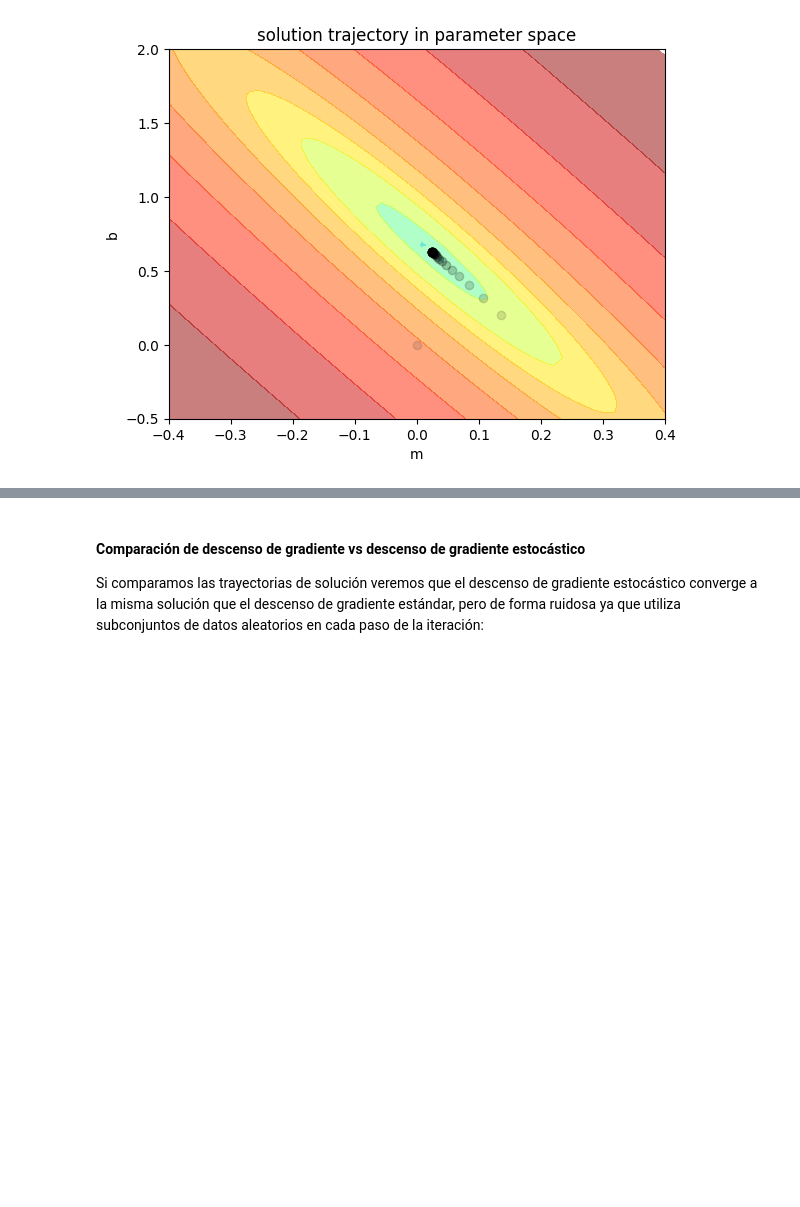
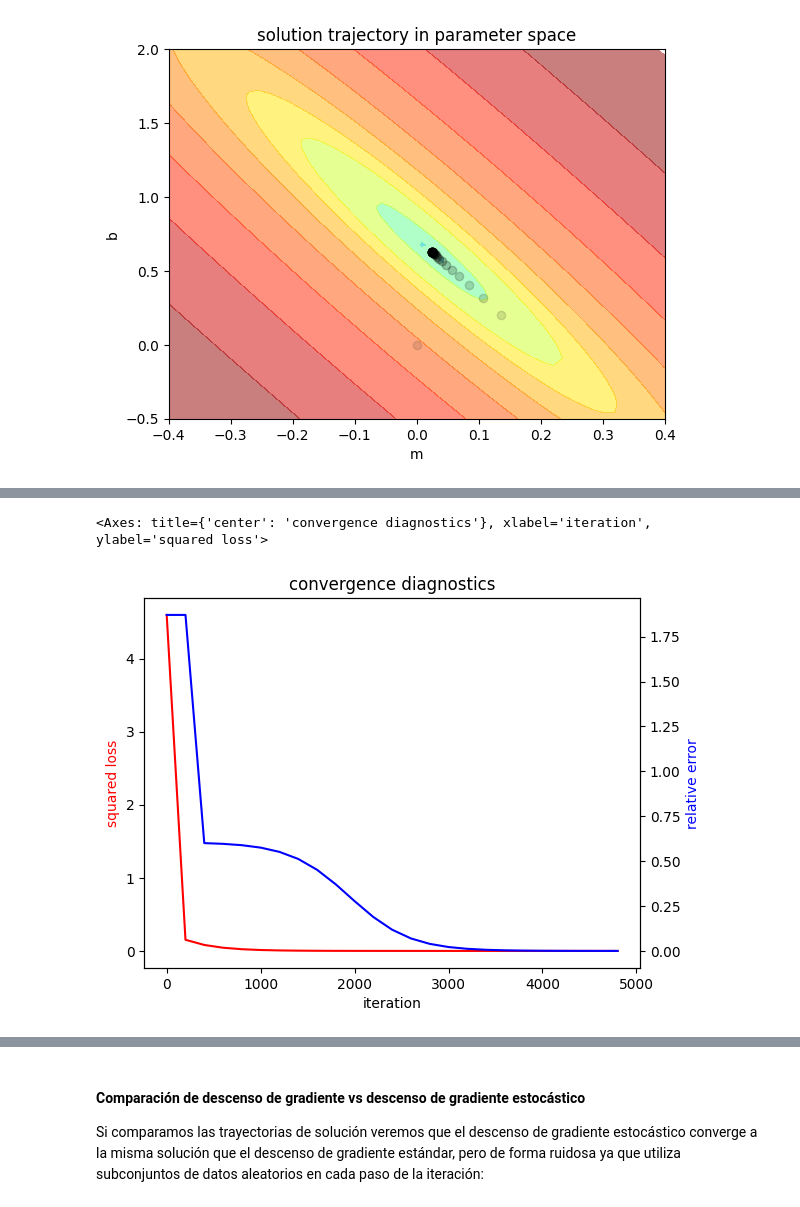
Before and after one commit to miguelsimon/ejercicios, a Jupyter notebook: supervised_learning/organism_growth_model.ipynb, the cells around one changed output, grey strips where cells are left out. Cells and saved outputs as stored; diff of their text form; code cells hidden in the pictures; blank space fills up the shorter version.

```diff
--- a/supervised_learning/organism_growth_model.ipynb
+++ b/supervised_learning/organism_growth_model.ipynb
@@ -602,4 +606,20 @@ def plot_gradient_descent_solution_trajectory(ax, descent_trajectory):
         alpha = 0.1 + 0.5 *(i / len(descent_trajectory))
 
         ax.plot(row.m, row.b, 'o', alpha=alpha, color="black")
+
+def plot_convergence_diagnostics(ax, iterations, losses):
+    loss_deltas = np.abs(losses[1:] - losses[:-1])
+    denominators = (np.abs(losses[1:]) + np.abs(losses[:-1])) / 2
+    relative_errors = loss_deltas / denominators
+
+    relative_errors_padded = np.hstack([[relative_errors[0]], relative_errors])
+
+    ax2 = ax.twinx()
+    ax.set_ylabel('squared loss', color='r')
+    ax2.set_ylabel('relative error', color='b')
+
+    ax.set_xlabel('iteration')
+
+    ax.plot(iterations, losses, 'r')
+    ax2.plot(iterations, relative_errors_padded, 'b')
 # %% [markdown]
@@ -624,0 +652,8 @@ Text(0.5, 1.0, 'solution trajectory in parameter space')
+# %%
+f, ax = plt.subplots()
+ax.set_title("convergence diagnostics")
+plot_convergence_diagnostics(ax, np.array(descent_trajectory['i']), np.array(descent_trajectory['loss']))
+ax
+# %% [output]
+<Axes: title={'center': 'convergence diagnostics'}, xlabel='iteration', ylabel='squared loss'>
+[figure, added]
```
Also changed, not shown: parts of 10 cells of this notebook.
